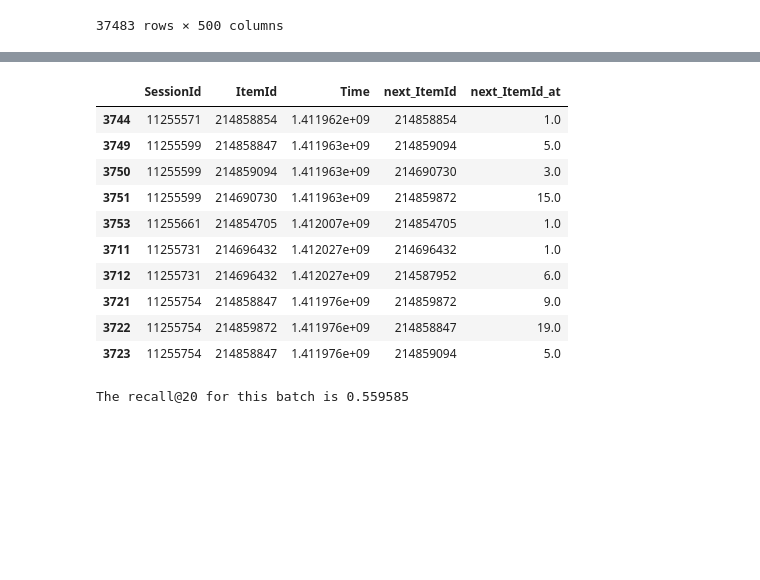
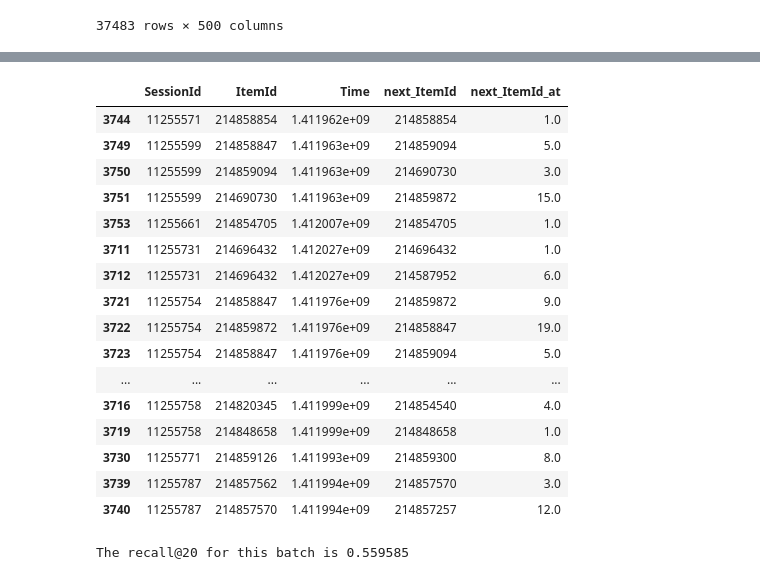
Before and after one commit to frederickayala/session-based-recsys, a Jupyter notebook: Qvik Session-Based Recommender Systems/GRU4RecLab.ipynb, the cells around one changed output, grey strips where cells are left out. Cells and saved outputs as stored; diff of their text form; code cells hidden in the pictures; blank space fills up the shorter version.

```diff
--- a/Qvik Session-Based Recommender Systems/GRU4RecLab.ipynb
+++ b/Qvik Session-Based Recommender Systems/GRU4RecLab.ipynb
@@ -313,19 +319,25 @@ df_valid_preds_summary.head(10)
 # %%
 cutoff = 20
 df_valid_preds_summary_ok = df_valid_preds_summary.query("next_ItemId_at <= @cutoff")
-df_valid_preds_summary_ok.head(10)
+df_valid_preds_summary_ok.head(20)
 # %% [output]
 |  | SessionId | ItemId | Time | next_ItemId | next_ItemId_at |
 | 3744 | 11255571 | 214858854 | 1.411962e+09 | 214858854 | 1.0 |
 | 3749 | 11255599 | 214858847 | 1.411963e+09 | 214859094 | 5.0 |
 | 3750 | 11255599 | 214859094 | 1.411963e+09 | 214690730 | 3.0 |
 | 3751 | 11255599 | 214690730 | 1.411963e+09 | 214859872 | 15.0 |
 | 3753 | 11255661 | 214854705 | 1.412007e+09 | 214854705 | 1.0 |
 | 3711 | 11255731 | 214696432 | 1.412027e+09 | 214696432 | 1.0 |
 | 3712 | 11255731 | 214696432 | 1.412027e+09 | 214587952 | 6.0 |
 | 3721 | 11255754 | 214858847 | 1.411976e+09 | 214859872 | 9.0 |
 | 3722 | 11255754 | 214859872 | 1.411976e+09 | 214858847 | 19.0 |
 | 3723 | 11255754 | 214858847 | 1.411976e+09 | 214859094 | 5.0 |
+| ... | ... | ... | ... | ... | ... |
+| 3716 | 11255758 | 214820345 | 1.411999e+09 | 214854540 | 4.0 |
+| 3719 | 11255758 | 214848658 | 1.411999e+09 | 214848658 | 1.0 |
+| 3730 | 11255771 | 214859126 | 1.411993e+09 | 214859300 | 8.0 |
+| 3739 | 11255787 | 214857562 | 1.411994e+09 | 214857570 | 3.0 |
+| 3740 | 11255787 | 214857570 | 1.411994e+09 | 214857257 | 12.0 |
 # %%
 recall_at_k = df_valid_preds_summary_ok.shape[0] / df_valid_preds_summary.shape[0]
 print("The recall@%i for this batch is %f"%(cutoff,recall_at_k))
```
Also changed, not shown: parts of 3 cells of this notebook, 1 other file.
